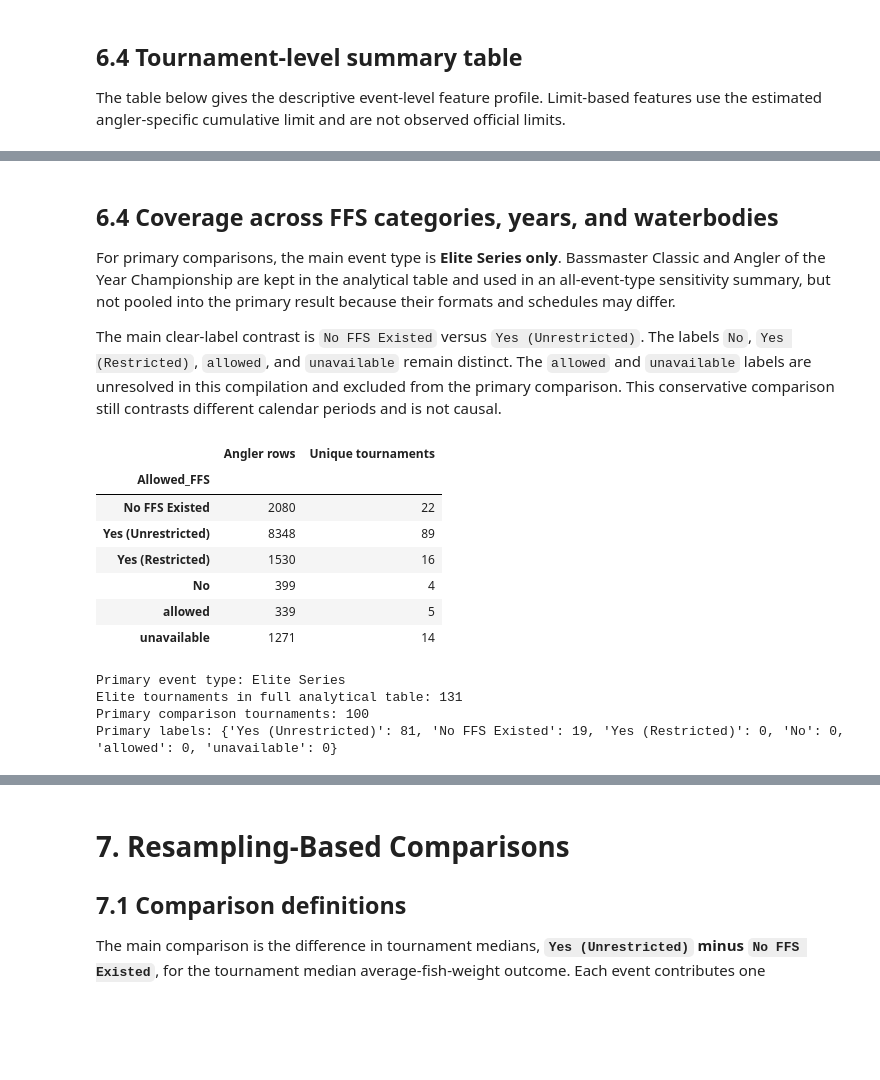
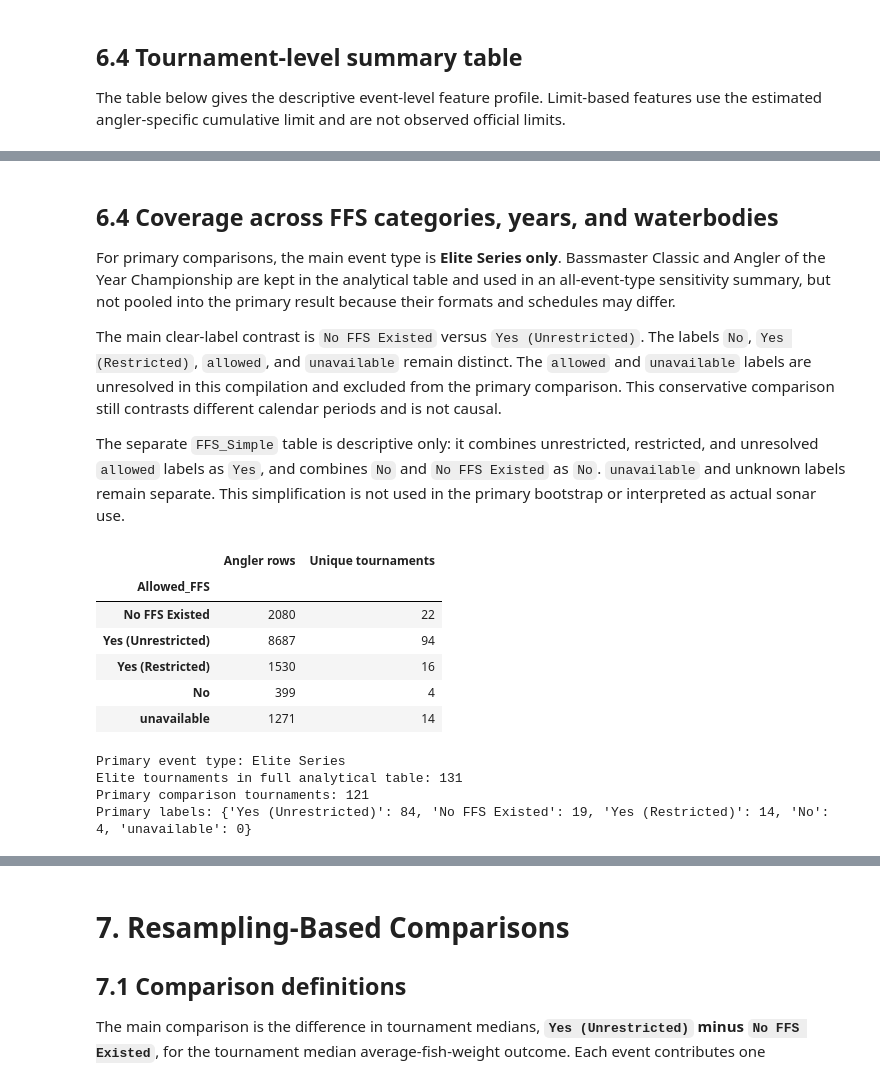
Before and after one commit to jae0029/Data-Mining, a Jupyter notebook: Bass Project/bassmaster_ffs_project_revised.ipynb, the cells around one changed output, grey strips where cells are left out. Drawn from its saved outputs; the diff is of its cells as text; code cells hidden in the pictures; blank space fills up the shorter version.

```diff
--- a/Bass Project/bassmaster_ffs_project_revised.ipynb
+++ b/Bass Project/bassmaster_ffs_project_revised.ipynb
@@ -895,6 +1153,7 @@ event_features = analysis_rows.groupby("Event_Key", observed=True).agg(
     Event_Name=("Event_Name", "first"),
     Waterbody=("Waterbody", "first"),
     Allowed_FFS=("Allowed_FFS", "first"),
+    FFS_Simple=("FFS_Simple", "first"),
     Month=("Month", "first"),
     Angler_Records=("Player_ID", "size"),
     Median_Avg_Fish_Weight=("Avg_Fish_Weight", "median"),
@@ -990,40 +1298,41 @@ display(tournament_df.describe(include="number").T.round(3))
 For primary comparisons, the main event type is **Elite Series only**. Bassmaster Classic and Angler of the Year Championship are kept in the analytical table and used in an all-event-type sensitivity summary, but not pooled into the primary result because their formats and schedules may differ.
 
 The main clear-label contrast is `No FFS Existed` versus `Yes (Unrestricted)`. The labels `No`, `Yes (Restricted)`, `allowed`, and `unavailable` remain distinct. The `allowed` and `unavailable` labels are unresolved in this compilation and excluded from the primary comparison. This conservative comparison still contrasts different calendar periods and is not causal.
+
+The separate `FFS_Simple` table is descriptive only: it combines unrestricted, restricted, and unresolved `allowed` labels as `Yes`, and combines `No` and `No FFS Existed` as `No`. `unavailable` and unknown labels remain separate. This simplification is not used in the primary bootstrap or interpreted as actual sonar use.
 # %%
 primary_events = tournament_df.loc[
     tournament_df["Event_Name"].eq("Elite Series")
 ].copy()
-PRIMARY_LABELS = ["No FFS Existed", "Yes (Unrestricted)"]
+PRIMARY_LABELS = ["No FFS Existed", "No", "Yes (Unrestricted)", "Yes (Restricted)", "allowed"]
 primary_comparison = primary_events.loc[
     primary_events["Allowed_FFS"].astype(str).isin(PRIMARY_LABELS)
     & primary_events["Median_Avg_Fish_Weight"].notna()
 ].copy()
 
 row_status_counts = (
     analysis_rows["Allowed_FFS"].astype(str).value_counts()
     .rename("Angler rows")
 )
 tournament_status_counts = (
     tournament_df["Allowed_FFS"].astype(str).value_counts()
     .rename("Unique tournaments")
 )
 status_counts = pd.concat([row_status_counts, tournament_status_counts], axis=1).fillna(0).astype(int)
 display(status_counts.reindex(ffs_categories))
 print("Primary event type: Elite Series")
 print("Elite tournaments in full analytical table:", len(primary_events))
 print("Primary comparison tournaments:", len(primary_comparison))
 print("Primary labels:", primary_comparison["Allowed_FFS"].value_counts().to_dict())
 # %% [output]
 |  | Angler rows | Unique tournaments |
 | Allowed_FFS |  |  |
 | No FFS Existed | 2080 | 22 |
-| Yes (Unrestricted) | 8348 | 89 |
+| Yes (Unrestricted) | 8687 | 94 |
 | Yes (Restricted) | 1530 | 16 |
 | No | 399 | 4 |
-| allowed | 339 | 5 |
 | unavailable | 1271 | 14 |
 Primary event type: Elite Series
 Elite tournaments in full analytical table: 131
-Primary comparison tournaments: 100
-Primary labels: {'Yes (Unrestricted)': 81, 'No FFS Existed': 19, 'Yes (Restricted)': 0, 'No': 0, 'allowed': 0, 'unavailable': 0}
+Primary comparison tournaments: 121
+Primary labels: {'Yes (Unrestricted)': 84, 'No FFS Existed': 19, 'Yes (Restricted)': 14, 'No': 4, 'unavailable': 0}
```
Also changed, not shown: parts of 33 cells of this notebook.
